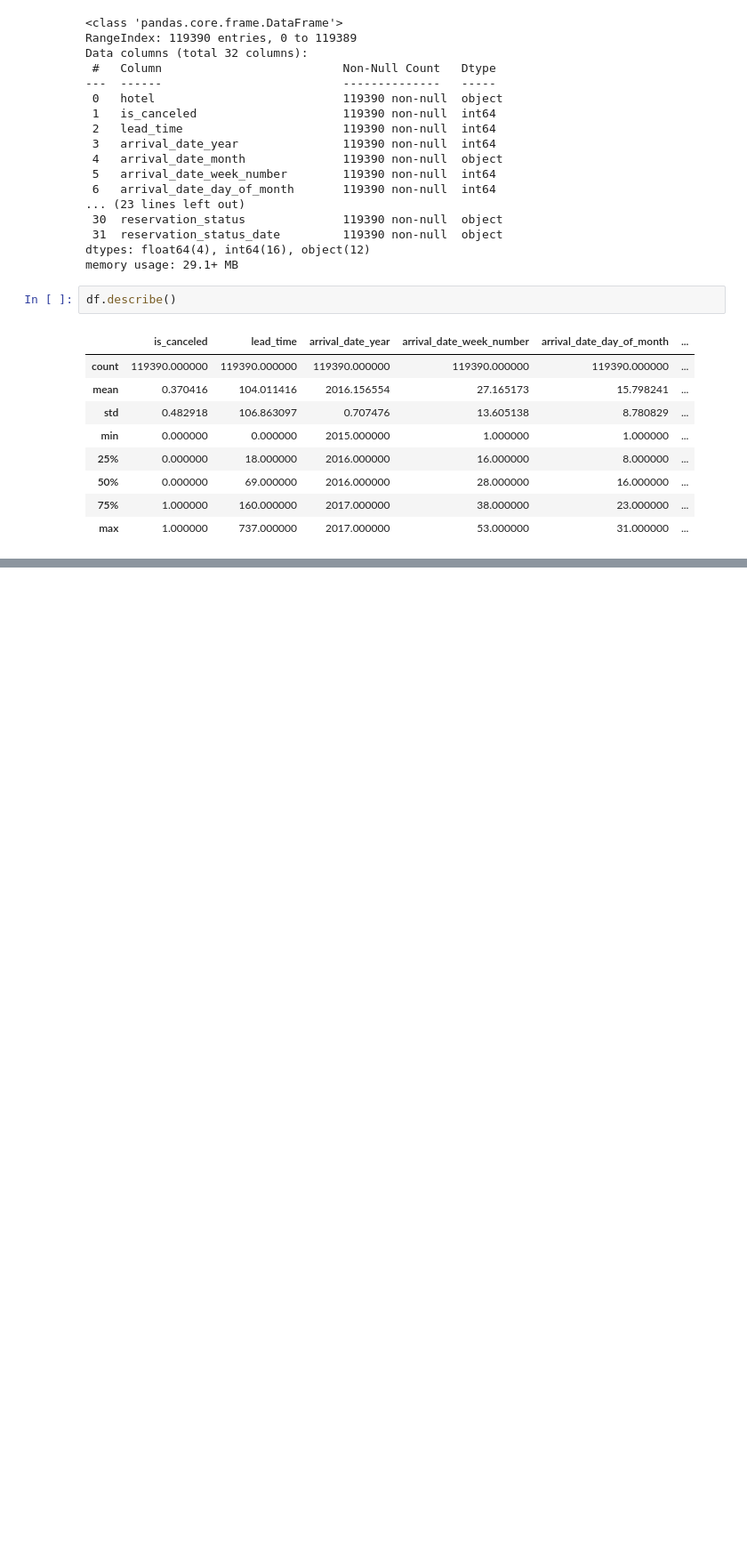
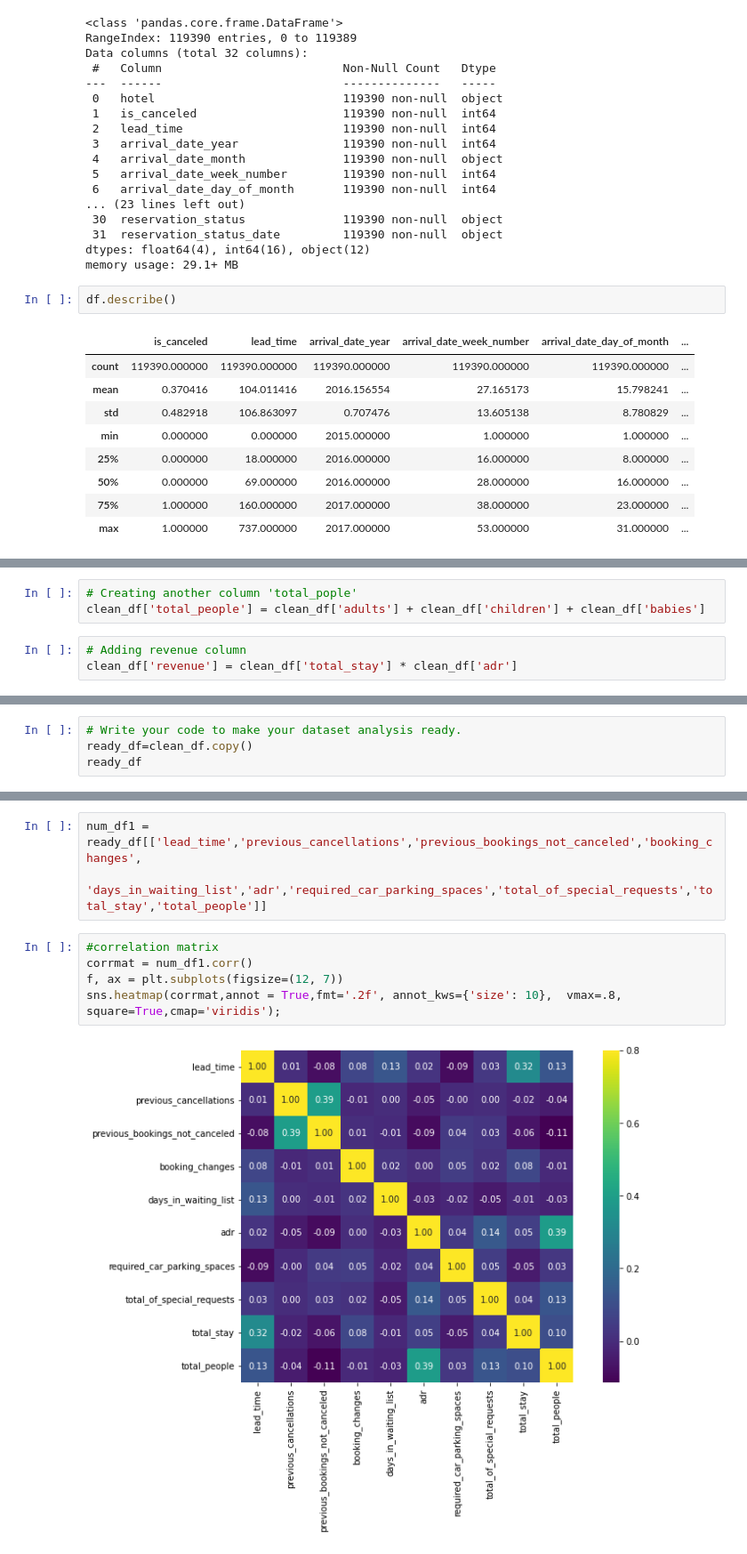
Before and after one commit to waghpallavi/hotel_booking_analysis, a Jupyter notebook: Hotel_Booking_analysis.ipynb, the cells around one changed output, grey strips where cells are left out. Shown at 89% size. Drawn from its saved outputs; the diff is of its cells as text; blank space fills up the shorter version.

Commit message:
data wrangling and univariate analysis

```diff
--- a/Hotel_Booking_analysis.ipynb
+++ b/Hotel_Booking_analysis.ipynb
@@ -163,0 +262,6 @@ df.describe()
+# %%
+# Creating another column 'total_pople'
+clean_df['total_people'] = clean_df['adults'] + clean_df['children'] + clean_df['babies']
+# %%
+# Adding revenue column
+clean_df['revenue'] = clean_df['total_stay'] * clean_df['adr']
@@ -163,0 +340,4 @@ df.describe()
+# %%
+# Write your code to make your dataset analysis ready.
+ready_df=clean_df.copy()
+ready_df
@@ -163,0 +388,10 @@ df.describe()
+# %%
+num_df1 = ready_df[['lead_time','previous_cancellations','previous_bookings_not_canceled','booking_changes',
+                         'days_in_waiting_list','adr','required_car_parking_spaces','total_of_special_requests','total_stay','total_people']]
+# %%
+#correlation matrix
+corrmat = num_df1.corr()
+f, ax = plt.subplots(figsize=(12, 7))
+sns.heatmap(corrmat,annot = True,fmt='.2f', annot_kws={'size': 10},  vmax=.8, square=True,cmap='viridis');
+# %% [output]
+[figure, added]
```
Also changed, not shown: parts of 69 cells of this notebook.
